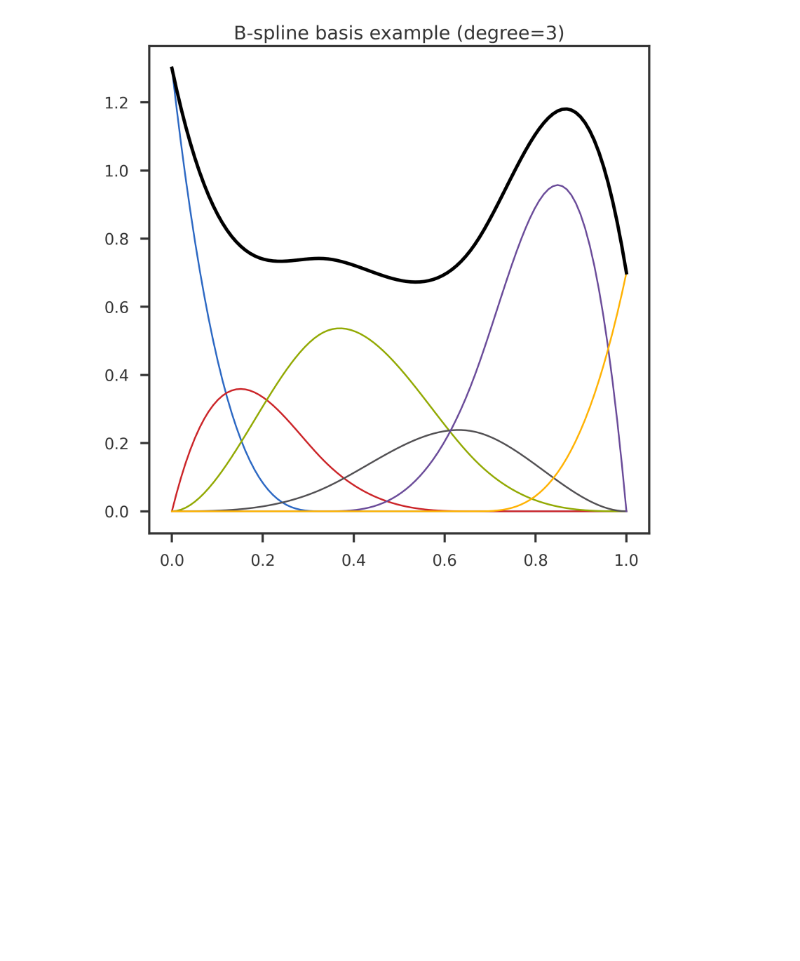
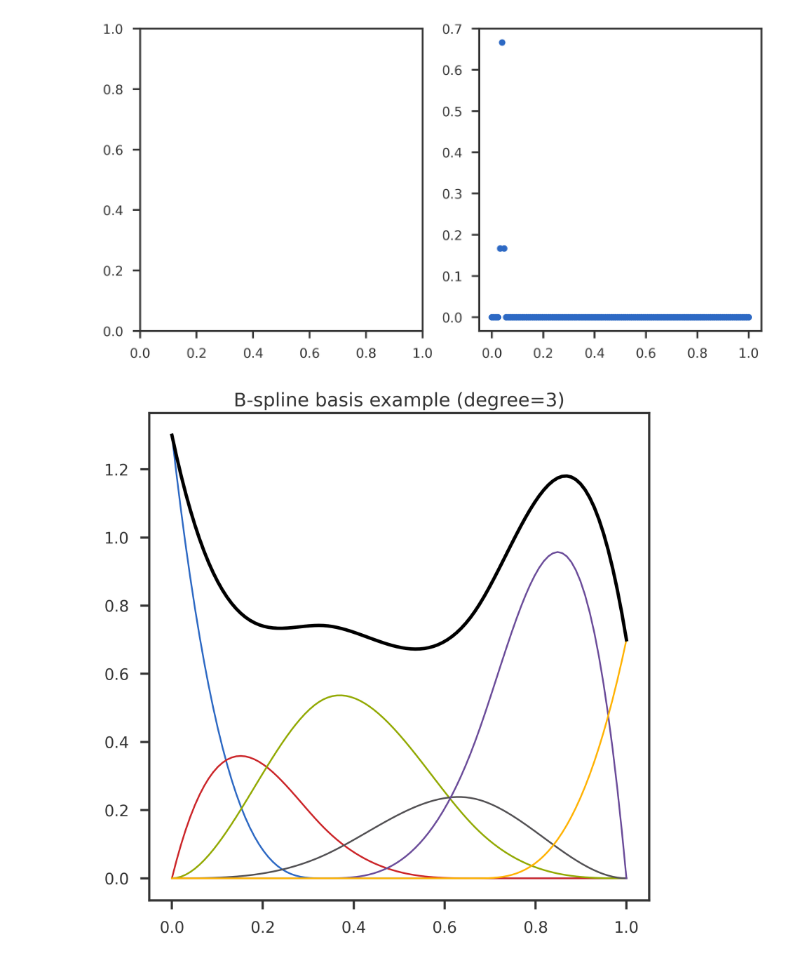
Before and after one commit to banskt/mr-ash-pen-workspace, a Jupyter notebook: notebooks/trendfiltering_examples/understanding_splines_bases.ipynb, the cells around one changed output. Saved outputs shown, nothing was run; the diff lists cells and outputs as text; code cells hidden in the pictures; blank space fills up the shorter version.

```diff
--- a/notebooks/trendfiltering_examples/understanding_splines_bases.ipynb
+++ b/notebooks/trendfiltering_examples/understanding_splines_bases.ipynb
@@ -9,28 +9,3 @@ mpl_stylesheet.banskt_presentation(splinecolor = 'black')
 
 # Generate B-spline bases with Scipy
 # https://stackoverflow.com/questions/61807542/generate-a-b-spline-basis-in-scipy-like-bs-in-r
-# %%
-n = 128
-order = 3
-kleft = 2 # must be even
-kright = 4
-k = kleft + kright
-std = 0.3
-
-# the problem has k + order + 1 degrees of freedom
-# and hence, k + order + 1 bases
-btrue = np.array([1.3, 4.5, -1.9, 10.4, 0.6, 6.7, 0.6, 6.7, 2.6])
-
-xmin = 0
-xmax = 1
-xsep = 0.7
-x = np.linspace(xmin, xmax, n)
-left_knots = np.linspace(xmin, xsep, kleft+2)[1:-1]
-right_knots = np.linspace(xsep, xmax, kright+1)[:-1]
-knots = np.concatenate((left_knots, right_knots))
-bspline_bases = patsy.bs(x, knots = knots, degree = order, include_intercept=False)
-#bspline_bases = patsy.bs(x, df = k + order + 1, degree = order, include_intercept = 1)
-
-
-y = np.dot(bspline_bases, btrue) + np.random.normal(0, std, size = n)
-#y -= np.min(y)
@@ -47,3 +101,17 @@ plt.show()
+# %%
+knots = np.linspace(xmin, xmax, n)[3:]
+G = patsy.bs(x, knots = knots, degree = order, include_intercept=False)
+btrue = np.zeros(n)
+btrue = np.array([1.3, 4.5, -1.9, 10.4, 0.6, 6.7, 0.6, 6.7, 2.6])
+# %%
+fig = plt.figure(figsize = (12, 6))
+ax1 = fig.add_subplot(121)
+ax2 = fig.add_subplot(122)
+
+ax2.scatter(x, G[:, 3])
+plt.show()
+# %% [output]
+[figure, added]
 # %%
 import matplotlib.pyplot as plt
 
```
Also changed, not shown: parts of 6 cells of this notebook.
